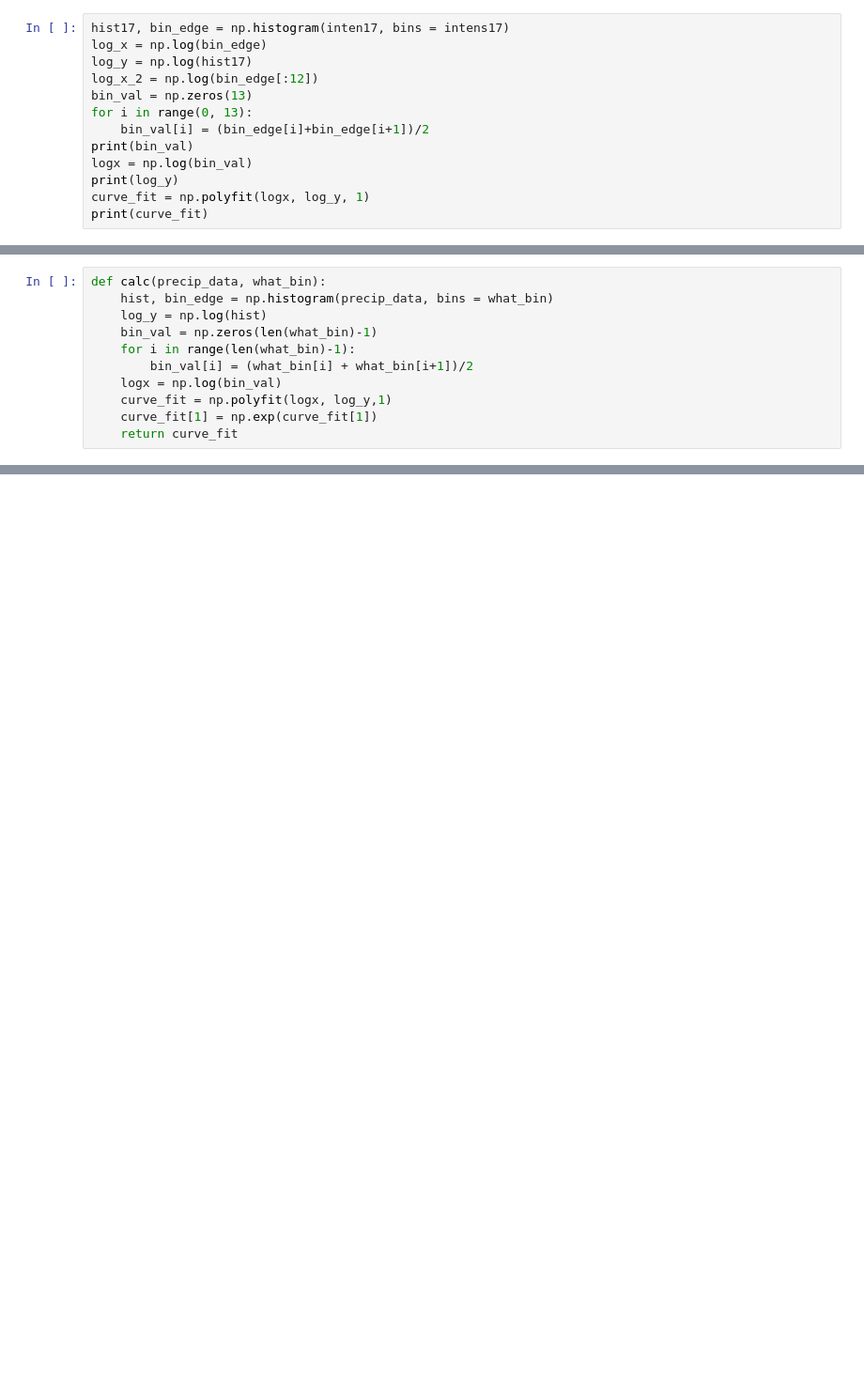
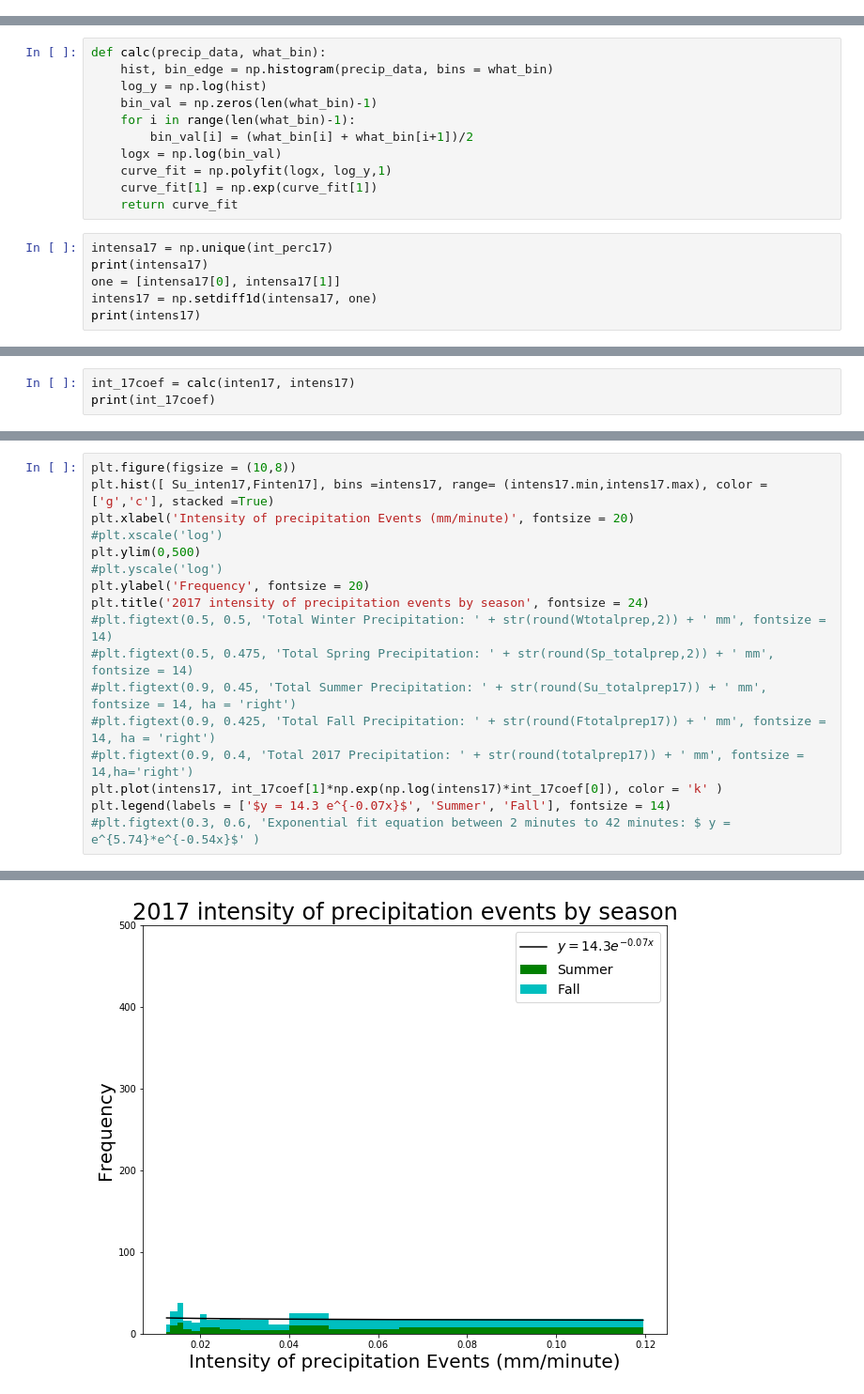
Before and after one commit to zhangt3-e/senior_thesis, a Jupyter notebook: Code/intensity_and_non_precip.ipynb, the cells around one changed output, grey strips where cells are left out. Shown: that part at 94% size. Drawn from its saved outputs; the diff is of its cells as text; blank space fills up the shorter version.

```diff
--- a/Code/intensity_and_non_precip.ipynb
+++ b/Code/intensity_and_non_precip.ipynb
@@ -175,13 +152,0 @@ print(intens17)
-# %%
-hist17, bin_edge = np.histogram(inten17, bins = intens17)
-log_x = np.log(bin_edge)
-log_y = np.log(hist17)
-log_x_2 = np.log(bin_edge[:12])
-bin_val = np.zeros(13)
-for i in range(0, 13):
-    bin_val[i] = (bin_edge[i]+bin_edge[i+1])/2
-print(bin_val)
-logx = np.log(bin_val)
-print(log_y)
-curve_fit = np.polyfit(logx, log_y, 1)
-print(curve_fit)
@@ -204,3 +161,9 @@ def calc(precip_data, what_bin):
     curve_fit = np.polyfit(logx, log_y,1)
     curve_fit[1] = np.exp(curve_fit[1])
     return curve_fit
+# %%
+intensa17 = np.unique(int_perc17)
+print(intensa17)
+one = [intensa17[0], intensa17[1]]
+intens17 = np.setdiff1d(intensa17, one)
+print(intens17)
@@ -206,0 +177,3 @@ def calc(precip_data, what_bin):
+# %%
+int_17coef = calc(inten17, intens17)
+print(int_17coef)
@@ -206,0 +182,18 @@ def calc(precip_data, what_bin):
+# %%
+plt.figure(figsize = (10,8))
+plt.hist([ Su_inten17,Finten17], bins =intens17, range= (intens17.min,intens17.max), color = ['g','c'], stacked =True)
+plt.xlabel('Intensity of precipitation Events (mm/minute)', fontsize = 20)
+#plt.xscale('log')
+plt.ylim(0,500)
+#plt.yscale('log')
+plt.ylabel('Frequency', fontsize = 20)
+plt.title('2017 intensity of precipitation events by season', fontsize = 24)
+#plt.figtext(0.5, 0.5, 'Total Winter Precipitation: ' + str(round(Wtotalprep,2)) + ' mm', fontsize = 14)
+#plt.figtext(0.5, 0.475, 'Total Spring Precipitation: ' + str(round(Sp_totalprep,2)) + ' mm', fontsize = 14)
+#plt.figtext(0.9, 0.45, 'Total Summer Precipitation: ' + str(round(Su_totalprep17)) + ' mm', fontsize = 14, ha = 'right')
+#plt.figtext(0.9, 0.425, 'Total Fall Precipitation: ' + str(round(Ftotalprep17)) + ' mm', fontsize = 14, ha = 'right')
+#plt.figtext(0.9, 0.4, 'Total 2017 Precipitation: ' + str(round(totalprep17)) + ' mm', fontsize = 14,ha='right')
+plt.plot(intens17, int_17coef[1]*np.exp(np.log(intens17)*int_17coef[0]), color = 'k' )
+plt.legend(labels = ['$y = 14.3 e^{-0.07x}$', 'Summer', 'Fall'], fontsize = 14)
+#plt.figtext(0.3, 0.6, 'Exponential fit equation between 2 minutes to 42 minutes: $ y = e^{5.74}*e^{-0.54x}$' )
+# %% [output]
@@ -206,0 +201 @@ def calc(precip_data, what_bin):
+[figure, added]
```
Also changed, not shown: parts of 10 cells of this notebook.
